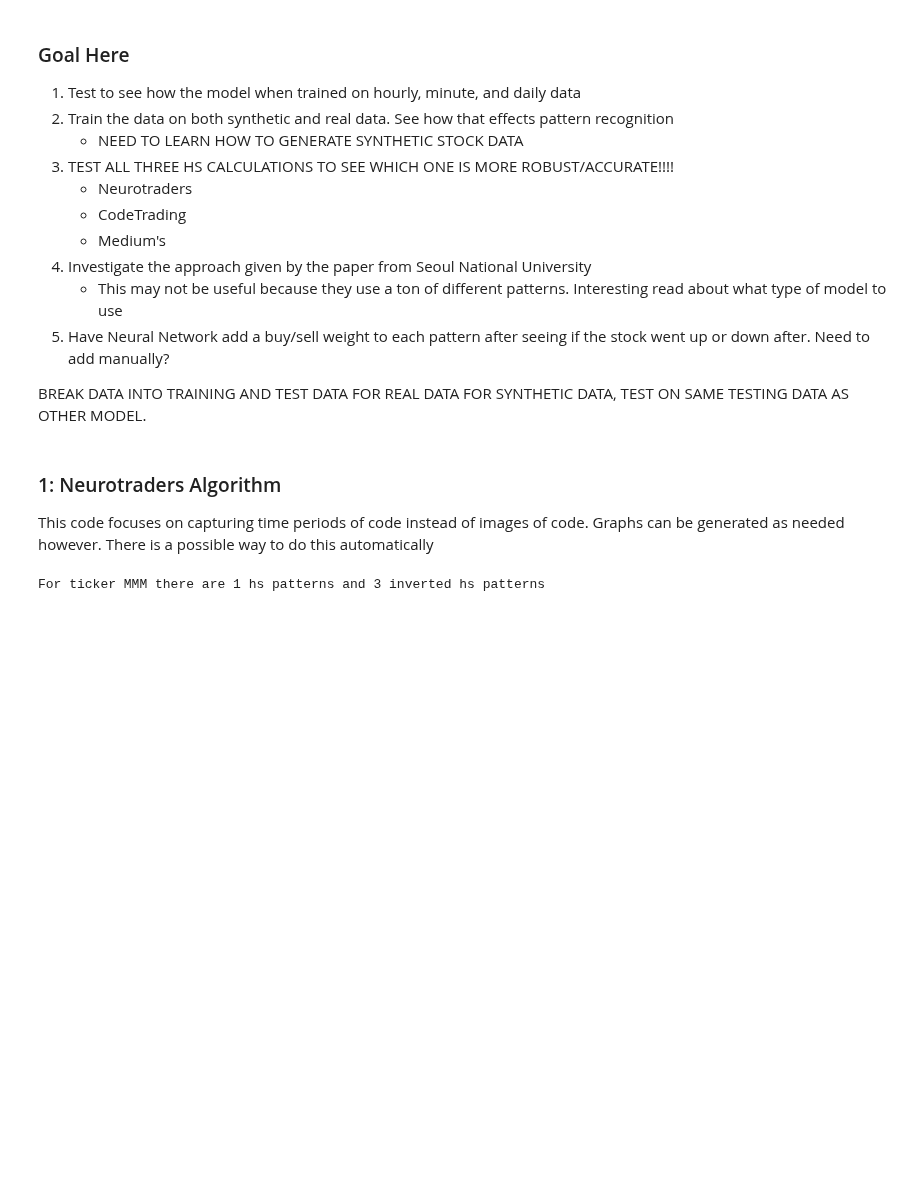
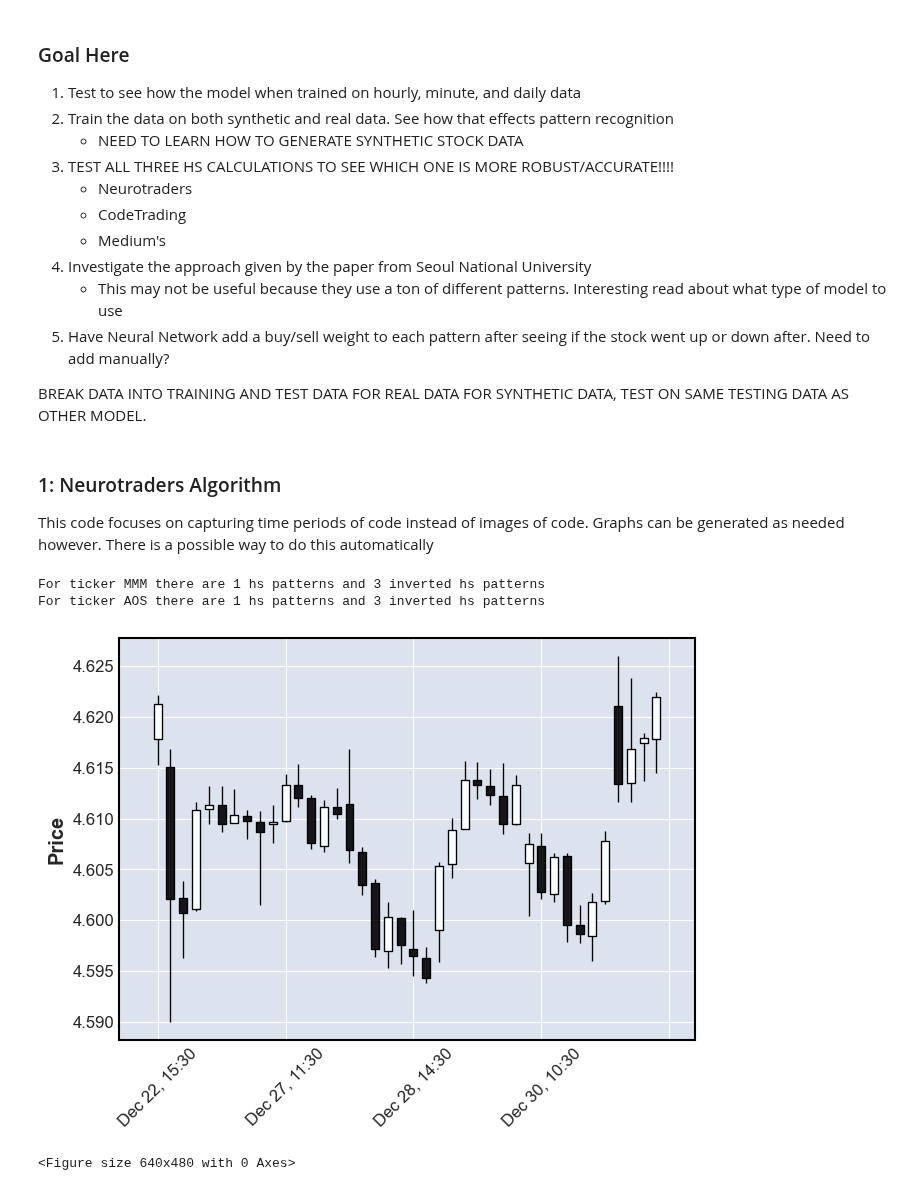
Before and after one commit to tcarlucc/machine-learning-final, a Jupyter notebook: reversal_patterns.ipynb, the cells around one changed output. Drawn from its saved outputs; the diff is of its cells as text; code cells hidden in the pictures; blank space fills up the shorter version.

```diff
--- a/reversal_patterns.ipynb
+++ b/reversal_patterns.ipynb
@@ -188,8 +188,27 @@ for ticker in tickers.Symbol.to_list()[0:5]:
         continue
 # %%
 for i in l_yf_top500_norm:
-    if i == "MMM":
-        print(f"For ticker {i} there are {len(l_yf_top500_norm[i][1])} hs patterns and "
+    print(f"For ticker {i} there are {len(l_yf_top500_norm[i][1])} hs patterns and "
               f"{len(l_yf_top500_norm[i][2])} inverted hs patterns")
 # %% [output]
 For ticker MMM there are 1 hs patterns and 3 inverted hs patterns
+For ticker AOS there are 1 hs patterns and 3 inverted hs patterns
+# %%
+def plot_simple_hs(candle_data: pd.DataFrame, ticker: str, pat: HSPattern, pad: int = 2):
+    if pad < 0:
+        pad = 0
+
+    plt.style.use('dark_background')
+    data = candle_data.iloc[pat.start_i:pat.break_i + 1 + pad]
+
+    mpf.plot(data, type='candle', )
+    plt.savefig("images/hs/" + ticker + '_' + str(pat.start_i) + ".png")
+# %%
+# Select the data from the dataframe using the ticker name as a key
+# Get the hs pattern
+candle_data = l_yf_top500_norm['MMM'][0]
+pat = l_yf_top500_norm['MMM'][2][2]
+plot_simple_hs(candle_data, 'MMM', pat, 2)
+# %% [output]
+[figure, added]
+<Figure size 640x480 with 0 Axes>
```
Also changed, not shown: parts of 4 cells of this notebook, 3 other files.
